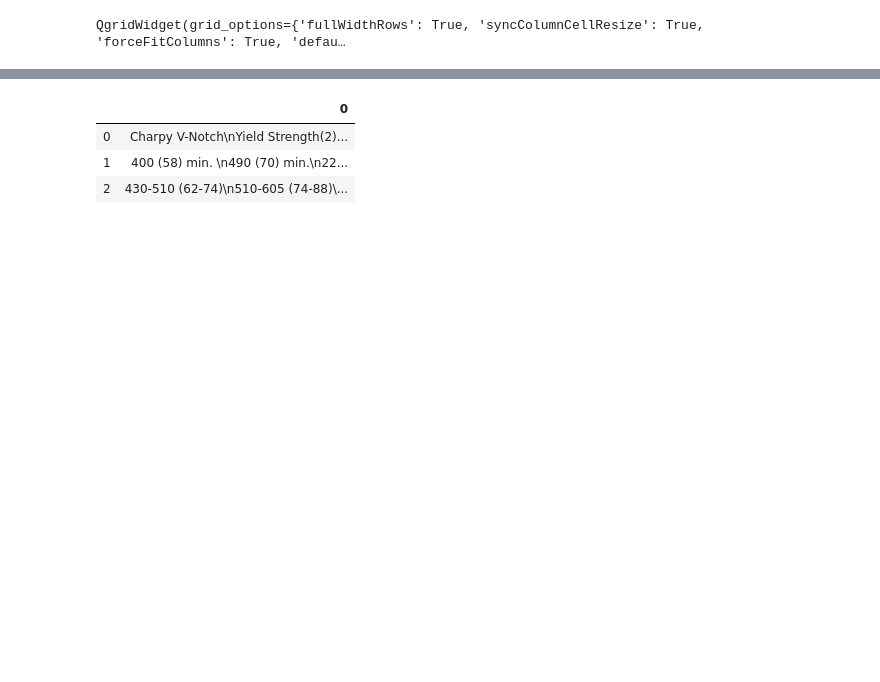
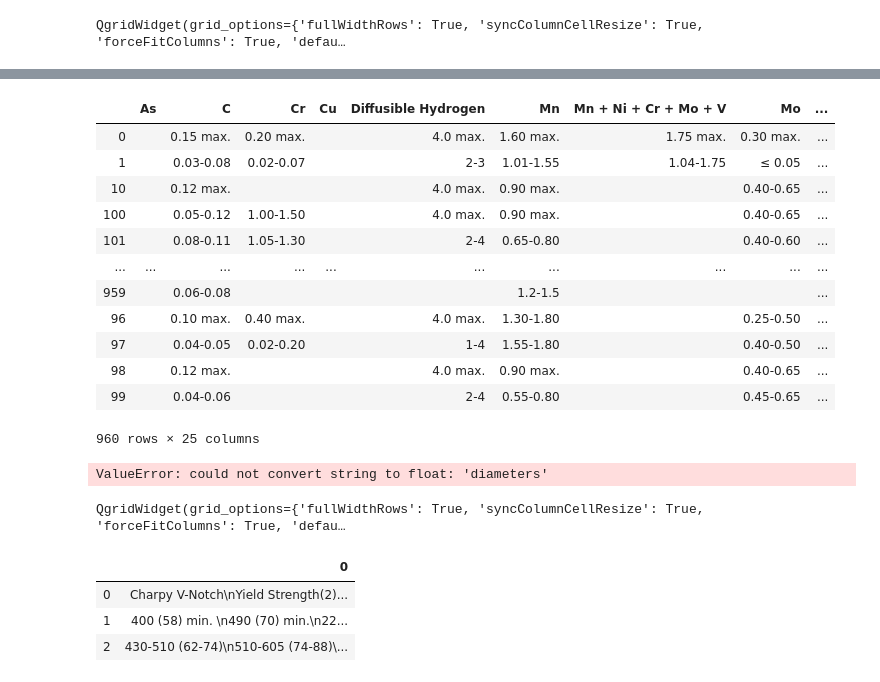
Before and after one commit to PrasannS/WeldingAnalysis, a Jupyter notebook: webscraper.ipynb, the cells around one changed output, grey strips where cells are left out. Cells and saved outputs as stored; diff of their text form; code cells hidden in the pictures; blank space fills up the shorter version.

```diff
--- a/webscraper.ipynb
+++ b/webscraper.ipynb
@@ -899,3 +1016,20 @@ QgridWidget(grid_options={'fullWidthRows': True, 'syncColumnCellResize': True, '
 
 #str(textract.process('pdf_data/'+str(100)+".pdf"))
 #pd.DataFrame(clean_text(extr_text(str(textract.process('pdf_data/'+str(100)+".pdf")))))
+# %%
+tmp = pd.read_json('lincoln_data.json', orient='index')
+tmp
+# %% [output]
+|  | As | C | Cr | Cu | Diffusible Hydrogen | Mn | Mn + Ni + Cr + Mo + V | Mo | ... |
+| 0 |  | 0.15 max. | 0.20 max. |  | 4.0 max. | 1.60 max. | 1.75 max. | 0.30 max. | ... |
+| 1 |  | 0.03-0.08 | 0.02-0.07 |  | 2-3 | 1.01-1.55 | 1.04-1.75 | ≤ 0.05 | ... |
+| 10 |  | 0.12 max. |  |  | 4.0 max. | 0.90 max. |  | 0.40-0.65 | ... |
+| 100 |  | 0.05-0.12 | 1.00-1.50 |  | 4.0 max. | 0.90 max. |  | 0.40-0.65 | ... |
+| 101 |  | 0.08-0.11 | 1.05-1.30 |  | 2-4 | 0.65-0.80 |  | 0.40-0.60 | ... |
+| ... | ... | ... | ... | ... | ... | ... | ... | ... | ... |
+| 959 |  | 0.06-0.08 |  |  |  | 1.2-1.5 |  |  | ... |
+| 96 |  | 0.10 max. | 0.40 max. |  | 4.0 max. | 1.30-1.80 |  | 0.25-0.50 | ... |
+| 97 |  | 0.04-0.05 | 0.02-0.20 |  | 1-4 | 1.55-1.80 |  | 0.40-0.50 | ... |
+| 98 |  | 0.12 max. |  |  | 4.0 max. | 0.90 max. |  | 0.40-0.65 | ... |
+| 99 |  | 0.04-0.06 |  |  | 2-4 | 0.55-0.80 |  | 0.45-0.65 | ... |
+960 rows × 25 columns
@@ -902,4 +1078,16 @@ QgridWidget(grid_options={'fullWidthRows': True, 'syncColumnCellResize': True, '
+# %%
+def clean_data(df):
+    a = df.drop(columns=['conformances', 'key features', 'typical applications'], axis='columns')
+    a = run_on_df(a, clean_linc_cols)
+    a = df.replace(r'^\s*$', np.nan, regex=True)
+    a = run_on_df(df, average_hypen)
+    return df
+
+clean_data(tmp)
+# %% [output]
+ValueError: could not convert string to float: 'diameters'
 # %%
+qgrid.show_grid(tmp.dropna(axis='columns',thresh=10))
 #pdfReader = PyPDF2.PdfFileReader(pdfFileObj)
 #pdfReader.numpages
 #print(read_pdf('pdf_data/205.pdf', pages='all')[1])
@@ -907,6 +1095,8 @@ QgridWidget(grid_options={'fullWidthRows': True, 'syncColumnCellResize': True, '
 #pd.DataFrame(new_df.loc[1])
 #df[0]['Diameter'][2]
 #qgrid.show_grid(pd.DataFrame(extract_pdf(df)))
+# %% [output]
+QgridWidget(grid_options={'fullWidthRows': True, 'syncColumnCellResize': True, 'forceFitColumns': True, 'defau…
 # %%
 import camelot
 
```
Also changed, not shown: parts of 10 cells of this notebook.
